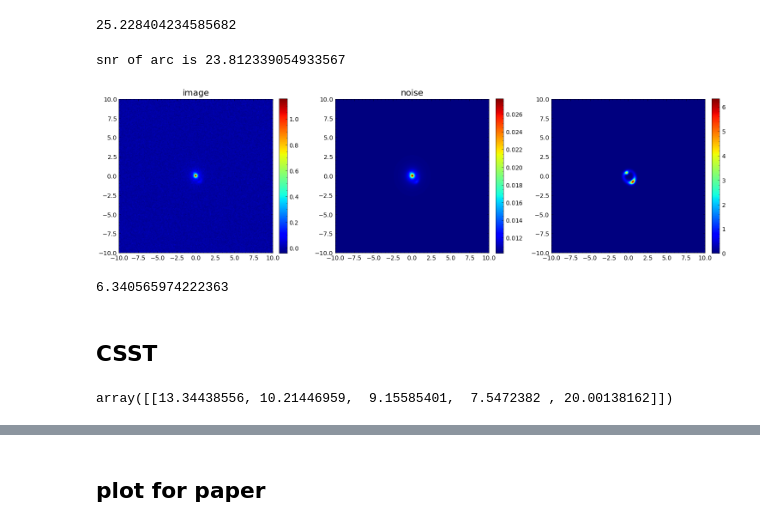
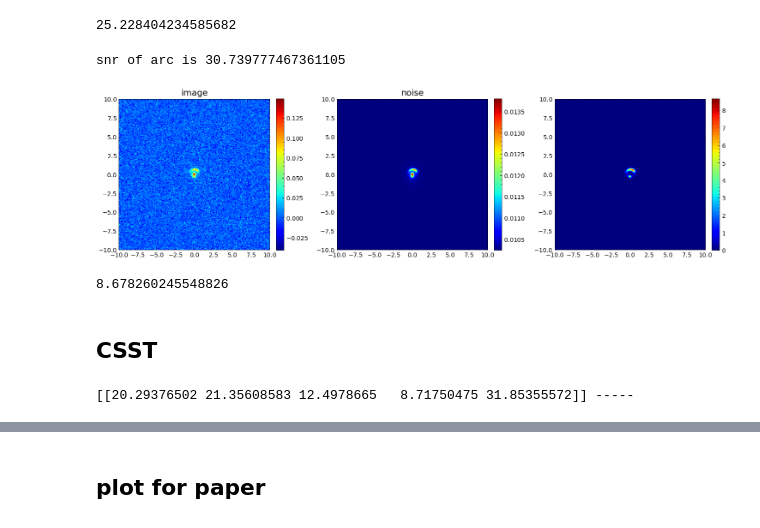
Before and after one commit to caoxiaoyue/sim_csst_lens, a Jupyter notebook: paper/simulation/wf/6_compare_csst_euclid_image.ipynb, the cells around one changed output, grey strips where cells are left out. Saved outputs shown, nothing was run; the diff lists cells and outputs as text; code cells hidden in the pictures.

```diff
--- a/paper/simulation/wf/6_compare_csst_euclid_image.ipynb
+++ b/paper/simulation/wf/6_compare_csst_euclid_image.ipynb
@@ -25,3 +23,4 @@ Table length=5
 # %%
-stack_samples[10]
+lens_id = 100000
+stack_samples[lens_id]['SNR_stack']
 # %% [output]
@@ -39,7 +35,7 @@ from SimCsstLens.SimLensImage import Simulator
 from SimCsstLens.SimLensImage import Util as SSU
 from matplotlib import pyplot as plt
 
-this_tab_row = stack_samples[10]
+this_tab_row = stack_samples[lens_id]
 
 dpix = 0.1
 zero_mag = 25.23
@@ -128,36 +124,36 @@ plt.imshow(
     extent=this_sim_obj.extent,
 )
 plt.colorbar(fraction=0.046, pad=0.04)
 plt.title('image')
 
 plt.subplot(132)
 plt.imshow(
     this_sim_obj.noise_map_cps,
     origin='lower',
     cmap='jet',
     extent=this_sim_obj.extent,
 )
 plt.colorbar(fraction=0.046, pad=0.04)
 plt.title('noise')
 
 plt.subplot(133)
 plt.imshow(
     lensed_arc_cps/this_sim_obj.noise_map_cps,
     origin='lower',
     cmap='jet',
     extent=this_sim_obj.extent,
 )
 plt.colorbar(fraction=0.046, pad=0.04)
 plt.tight_layout()
 plt.show()
 print((lensed_arc_cps/this_sim_obj.noise_map_cps).max())
 
 import copy
 this_sim_obj_euclid = copy.deepcopy(this_sim_obj)
 # %% [output]
-snr of arc is 23.812339054933567
+snr of arc is 30.739777467361105
-[figure, old version]
+[figure, new version]
-6.340565974222363
+8.678260245548826
 # %% [markdown]
 ## CSST
 # %%
@@ -188,11 +184,9 @@ from SimCsstLens.SimLensImage.MockSurvey import MockSurvey
 survey = NewMockSurvey(config_path="./", config_file='csst_setting.yaml')
 survey.load_ideal_lens_from_table(stack_samples)
 
-lens_id = 10
 this_sim_obj = survey.sim_obj_from(lens_id)
 survey.lensing_image_from(this_sim_obj)
 this_sn, this_mu = survey.sn_and_mu_from(this_sim_obj)
+print(this_sn, '-----')
+# %% [output]
+[[20.29376502 21.35608583 12.4978665   8.71750475 31.85355572]] -----
-# %%
-this_sn
-# %% [output]
-array([[13.34438556, 10.21446959,  9.15585401,  7.5472382 , 20.00138162]])
```
Also changed, not shown: parts of 11 cells of this notebook, 53 other files.
